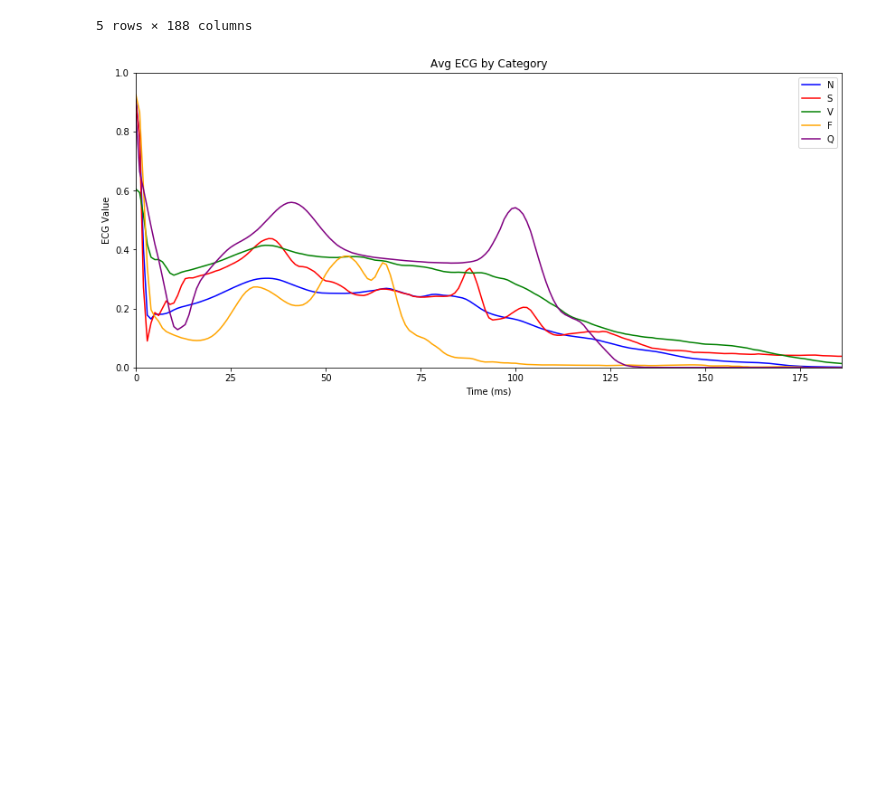
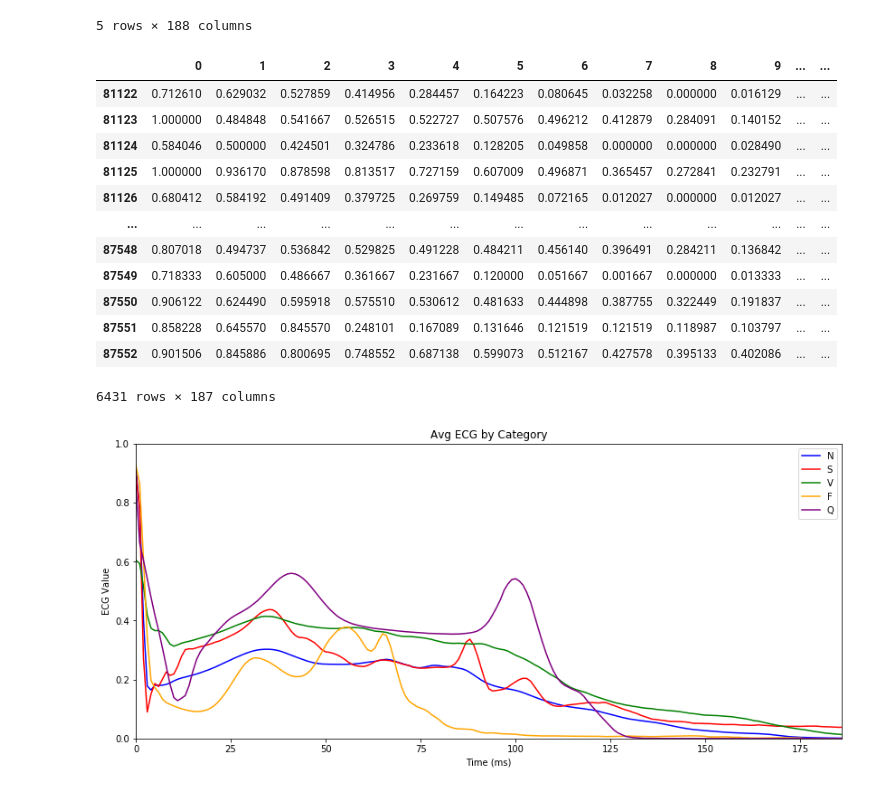
Before and after one commit to WhyHelloPear/heartECG, a Jupyter notebook: data_visualization.ipynb, the cells around one changed output. Cells and saved outputs as stored; diff of their text form; code cells hidden in the pictures; blank space fills up the shorter version.

```diff
--- a/data_visualization.ipynb
+++ b/data_visualization.ipynb
@@ -51,6 +51,22 @@ f4 = df_train[cols[-1]] == 4.0
 cat_4 = df_train[f4].drop(187, axis=1)
 m4 = cat_4.mean()[0:187]
 m4_c = 'purple'
+# %%
+cat_4.iloc[:]
+# %% [output]
+|  | 0 | 1 | 2 | 3 | 4 | 5 | 6 | 7 | 8 | 9 | ... | ... |
+| 81122 | 0.712610 | 0.629032 | 0.527859 | 0.414956 | 0.284457 | 0.164223 | 0.080645 | 0.032258 | 0.000000 | 0.016129 | ... | ... |
+| 81123 | 1.000000 | 0.484848 | 0.541667 | 0.526515 | 0.522727 | 0.507576 | 0.496212 | 0.412879 | 0.284091 | 0.140152 | ... | ... |
+| 81124 | 0.584046 | 0.500000 | 0.424501 | 0.324786 | 0.233618 | 0.128205 | 0.049858 | 0.000000 | 0.000000 | 0.028490 | ... | ... |
+| 81125 | 1.000000 | 0.936170 | 0.878598 | 0.813517 | 0.727159 | 0.607009 | 0.496871 | 0.365457 | 0.272841 | 0.232791 | ... | ... |
+| 81126 | 0.680412 | 0.584192 | 0.491409 | 0.379725 | 0.269759 | 0.149485 | 0.072165 | 0.012027 | 0.000000 | 0.012027 | ... | ... |
+| ... | ... | ... | ... | ... | ... | ... | ... | ... | ... | ... | ... | ... |
+| 87548 | 0.807018 | 0.494737 | 0.536842 | 0.529825 | 0.491228 | 0.484211 | 0.456140 | 0.396491 | 0.284211 | 0.136842 | ... | ... |
+| 87549 | 0.718333 | 0.605000 | 0.486667 | 0.361667 | 0.231667 | 0.120000 | 0.051667 | 0.001667 | 0.000000 | 0.013333 | ... | ... |
+| 87550 | 0.906122 | 0.624490 | 0.595918 | 0.575510 | 0.530612 | 0.481633 | 0.444898 | 0.387755 | 0.322449 | 0.191837 | ... | ... |
+| 87551 | 0.858228 | 0.645570 | 0.845570 | 0.248101 | 0.167089 | 0.131646 | 0.121519 | 0.121519 | 0.118987 | 0.103797 | ... | ... |
+| 87552 | 0.901506 | 0.845886 | 0.800695 | 0.748552 | 0.687138 | 0.599073 | 0.512167 | 0.427578 | 0.395133 | 0.402086 | ... | ... |
+6431 rows × 187 columns
 # %%
 plt.figure(figsize=(14,6))
 
```
Also changed, not shown: parts of 5 cells of this notebook.
